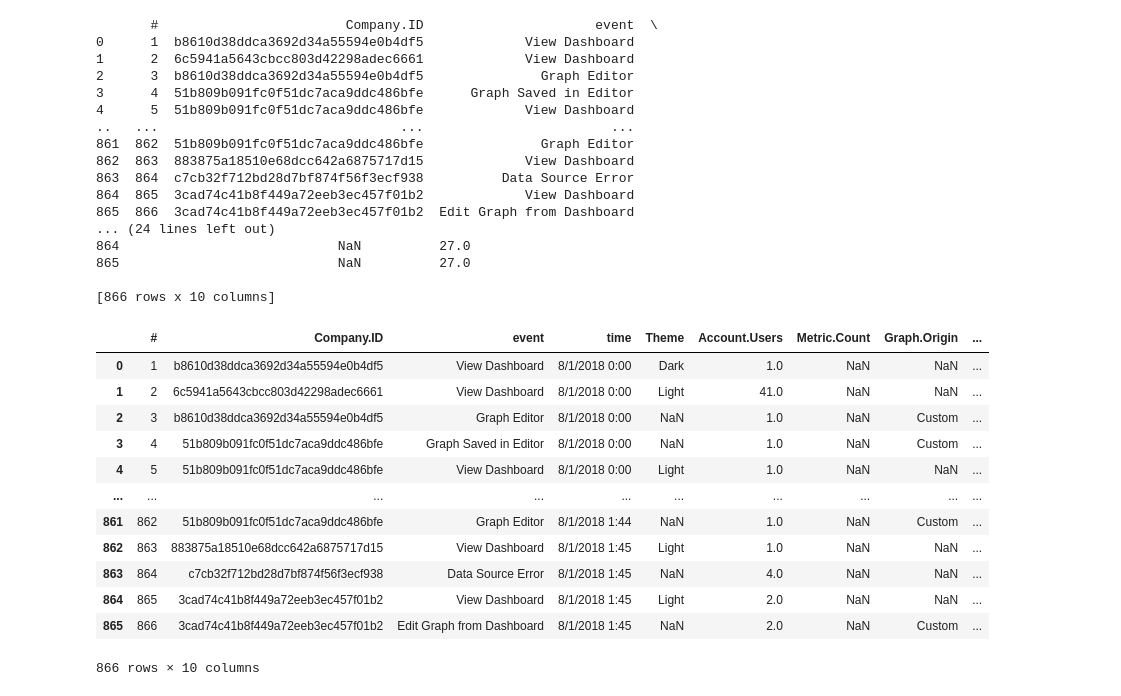
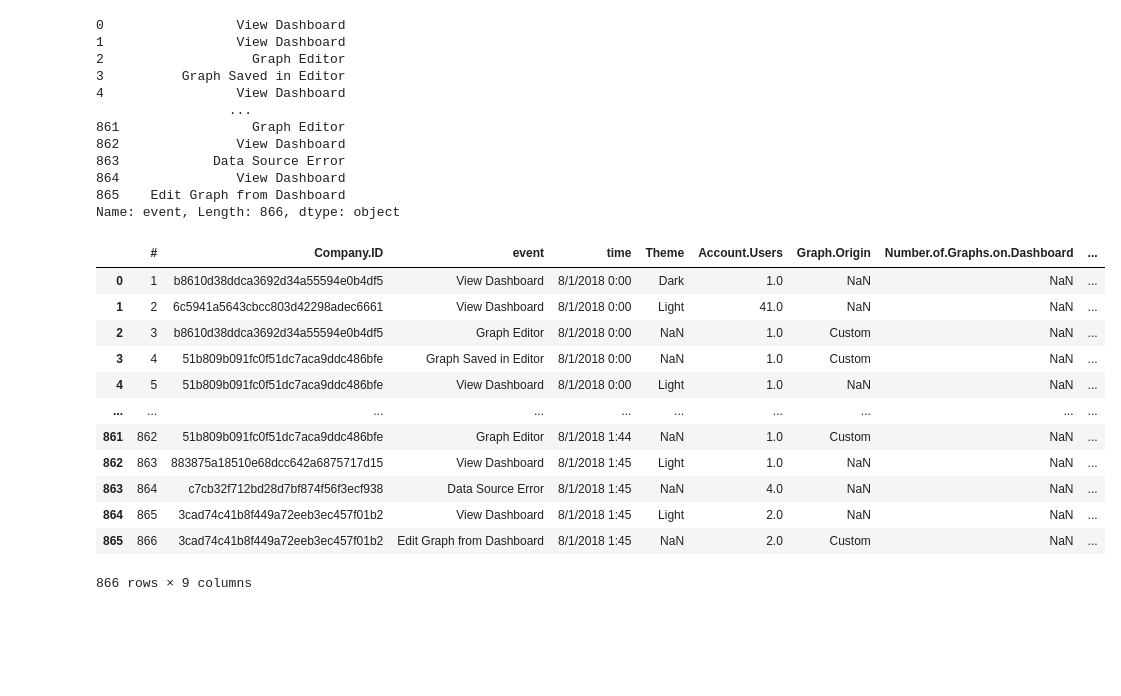
Before and after one commit to damyot/Log_fliting_API, a Jupyter notebook: SampleScript1.ipynb, the cells around one changed output. Saved outputs shown, nothing was run; the diff lists cells and outputs as text; code cells hidden in the pictures; blank space fills up the shorter version.

```diff
--- a/SampleScript1.ipynb
+++ b/SampleScript1.ipynb
@@ -5,38 +22,33 @@ data=readCSV('Sample_Dataset.csv')
 # %%
-print(data)
-# writeCSV(data,'Test123123.csv')
+##select dataset columns for analysis
+selectColumns(data,'event')
 # %% [output]
-       #                        Company.ID                      event  \
-0      1  b8610d38ddca3692d34a55594e0b4df5             View Dashboard
-1      2  6c5941a5643cbcc803d42298adec6661             View Dashboard
-2      3  b8610d38ddca3692d34a55594e0b4df5               Graph Editor
-3      4  51b809b091fc0f51dc7aca9ddc486bfe      Graph Saved in Editor
-4      5  51b809b091fc0f51dc7aca9ddc486bfe             View Dashboard
-..   ...                               ...                        ...
-861  862  51b809b091fc0f51dc7aca9ddc486bfe               Graph Editor
-862  863  883875a18510e68dcc642a6875717d15             View Dashboard
-863  864  c7cb32f712bd28d7bf874f56f3ecf938          Data Source Error
-864  865  3cad74c41b8f449a72eeb3ec457f01b2             View Dashboard
-865  866  3cad74c41b8f449a72eeb3ec457f01b2  Edit Graph from Dashboard
-... (24 lines left out)
-864                            NaN          27.0
-865                            NaN          27.0
-
-[866 rows x 10 columns]
+0                 View Dashboard
+1                 View Dashboard
+2                   Graph Editor
+3          Graph Saved in Editor
+4                 View Dashboard
+                 ...
+861                 Graph Editor
+862               View Dashboard
+863            Data Source Error
+864               View Dashboard
+865    Edit Graph from Dashboard
+Name: event, Length: 866, dtype: object
 # %%
-data
+deleteColumns(data,'Metric.Count')
 # %% [output]
-|  | # | Company.ID | event | time | Theme | Account.Users | Metric.Count | Graph.Origin | ... |
+|  | # | Company.ID | event | time | Theme | Account.Users | Graph.Origin | Number.of.Graphs.on.Dashboard | ... |
 | 0 | 1 | b8610d38ddca3692d34a55594e0b4df5 | View Dashboard | 8/1/2018 0:00 | Dark | 1.0 | NaN | NaN | ... |
 | 1 | 2 | 6c5941a5643cbcc803d42298adec6661 | View Dashboard | 8/1/2018 0:00 | Light | 41.0 | NaN | NaN | ... |
-| 2 | 3 | b8610d38ddca3692d34a55594e0b4df5 | Graph Editor | 8/1/2018 0:00 | NaN | 1.0 | NaN | Custom | ... |
-| 3 | 4 | 51b809b091fc0f51dc7aca9ddc486bfe | Graph Saved in Editor | 8/1/2018 0:00 | NaN | 1.0 | NaN | Custom | ... |
+| 2 | 3 | b8610d38ddca3692d34a55594e0b4df5 | Graph Editor | 8/1/2018 0:00 | NaN | 1.0 | Custom | NaN | ... |
+| 3 | 4 | 51b809b091fc0f51dc7aca9ddc486bfe | Graph Saved in Editor | 8/1/2018 0:00 | NaN | 1.0 | Custom | NaN | ... |
 | 4 | 5 | 51b809b091fc0f51dc7aca9ddc486bfe | View Dashboard | 8/1/2018 0:00 | Light | 1.0 | NaN | NaN | ... |
 | ... | ... | ... | ... | ... | ... | ... | ... | ... | ... |
-| 861 | 862 | 51b809b091fc0f51dc7aca9ddc486bfe | Graph Editor | 8/1/2018 1:44 | NaN | 1.0 | NaN | Custom | ... |
+| 861 | 862 | 51b809b091fc0f51dc7aca9ddc486bfe | Graph Editor | 8/1/2018 1:44 | NaN | 1.0 | Custom | NaN | ... |
 | 862 | 863 | 883875a18510e68dcc642a6875717d15 | View Dashboard | 8/1/2018 1:45 | Light | 1.0 | NaN | NaN | ... |
 | 863 | 864 | c7cb32f712bd28d7bf874f56f3ecf938 | Data Source Error | 8/1/2018 1:45 | NaN | 4.0 | NaN | NaN | ... |
 | 864 | 865 | 3cad74c41b8f449a72eeb3ec457f01b2 | View Dashboard | 8/1/2018 1:45 | Light | 2.0 | NaN | NaN | ... |
-| 865 | 866 | 3cad74c41b8f449a72eeb3ec457f01b2 | Edit Graph from Dashboard | 8/1/2018 1:45 | NaN | 2.0 | NaN | Custom | ... |
+| 865 | 866 | 3cad74c41b8f449a72eeb3ec457f01b2 | Edit Graph from Dashboard | 8/1/2018 1:45 | NaN | 2.0 | Custom | NaN | ... |
-866 rows × 10 columns
+866 rows × 9 columns
 # %%
```
Also changed, not shown: parts of 12 cells of this notebook, 3 other files.
